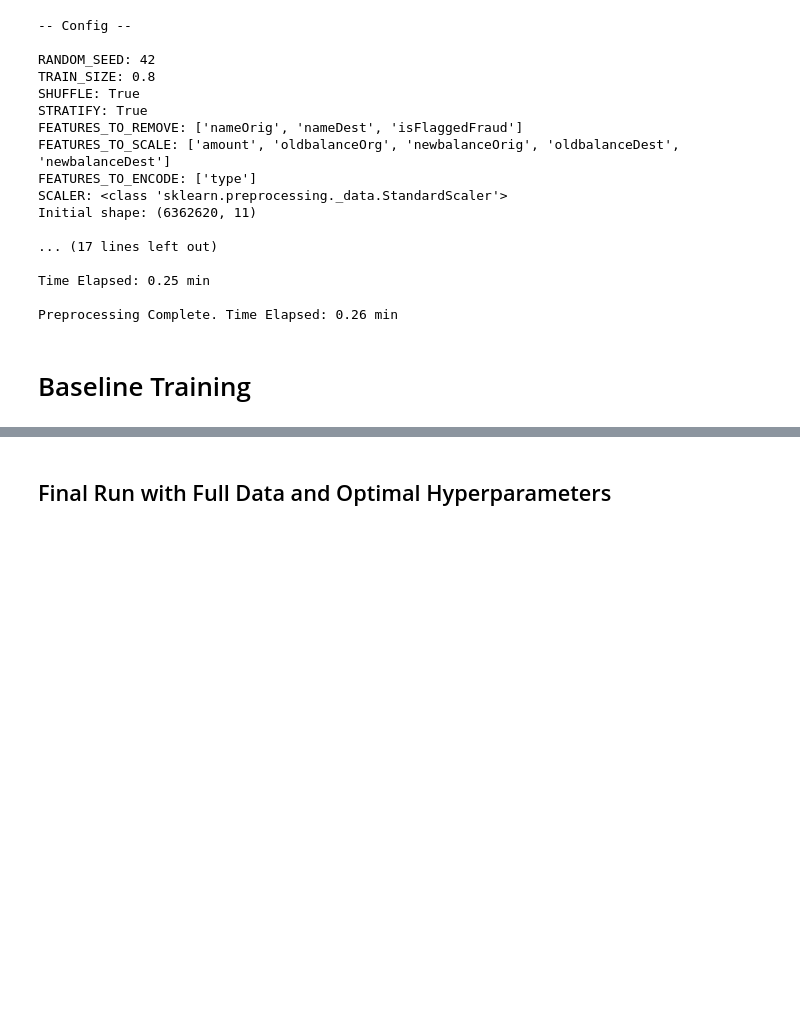
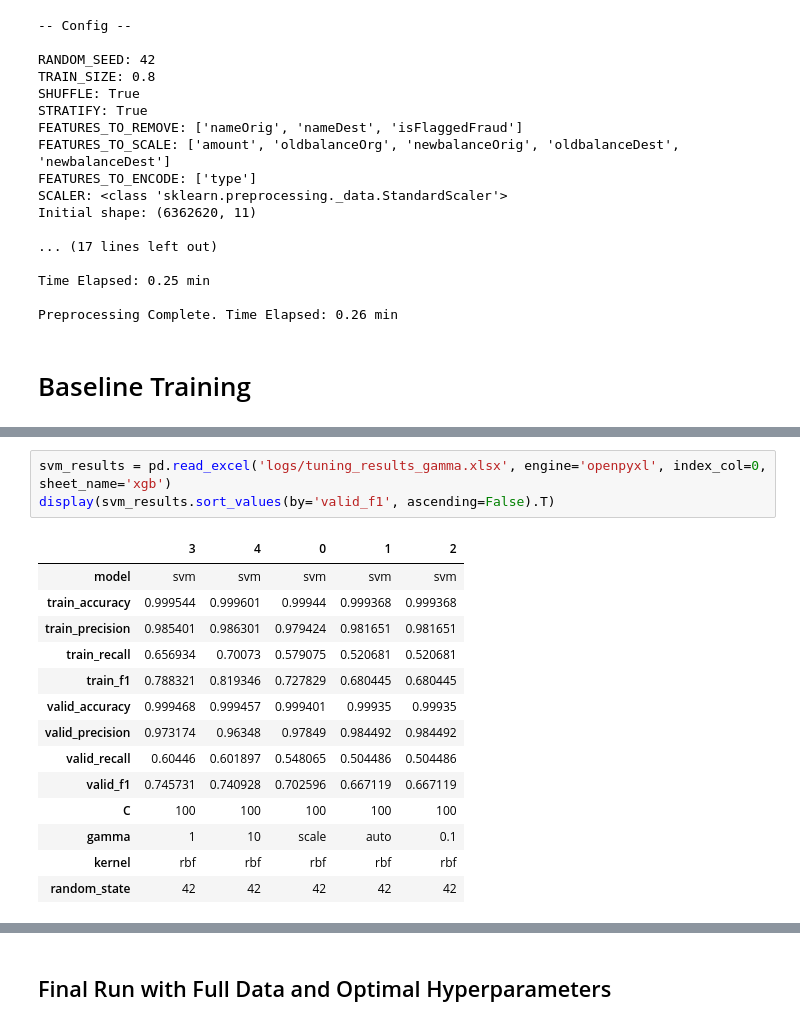
Before and after one commit to kac624/cuny, a Jupyter notebook: D622/hw3_svm/overview.ipynb, the cells around one changed output, grey strips where cells are left out. Saved outputs shown, nothing was run; the diff lists cells and outputs as text; blank space fills up the shorter version.

```diff
--- a/D622/hw3_svm/overview.ipynb
+++ b/D622/hw3_svm/overview.ipynb
@@ -248,0 +297,18 @@ display(svm_results.sort_values(by='valid_f1', ascending=False).head(10))
+# %%
+svm_results = pd.read_excel('logs/tuning_results_gamma.xlsx', engine='openpyxl', index_col=0, sheet_name='xgb')
+display(svm_results.sort_values(by='valid_f1', ascending=False).T)
+# %% [output]
+|  | 3 | 4 | 0 | 1 | 2 |
+| model | svm | svm | svm | svm | svm |
+| train_accuracy | 0.999544 | 0.999601 | 0.99944 | 0.999368 | 0.999368 |
+| train_precision | 0.985401 | 0.986301 | 0.979424 | 0.981651 | 0.981651 |
+| train_recall | 0.656934 | 0.70073 | 0.579075 | 0.520681 | 0.520681 |
+| train_f1 | 0.788321 | 0.819346 | 0.727829 | 0.680445 | 0.680445 |
+| valid_accuracy | 0.999468 | 0.999457 | 0.999401 | 0.99935 | 0.99935 |
+| valid_precision | 0.973174 | 0.96348 | 0.97849 | 0.984492 | 0.984492 |
+| valid_recall | 0.60446 | 0.601897 | 0.548065 | 0.504486 | 0.504486 |
+| valid_f1 | 0.745731 | 0.740928 | 0.702596 | 0.667119 | 0.667119 |
+| C | 100 | 100 | 100 | 100 | 100 |
+| gamma | 1 | 10 | scale | auto | 0.1 |
+| kernel | rbf | rbf | rbf | rbf | rbf |
+| random_state | 42 | 42 | 42 | 42 | 42 |
```
Also changed, not shown: parts of 23 cells of this notebook, 3 other files.
